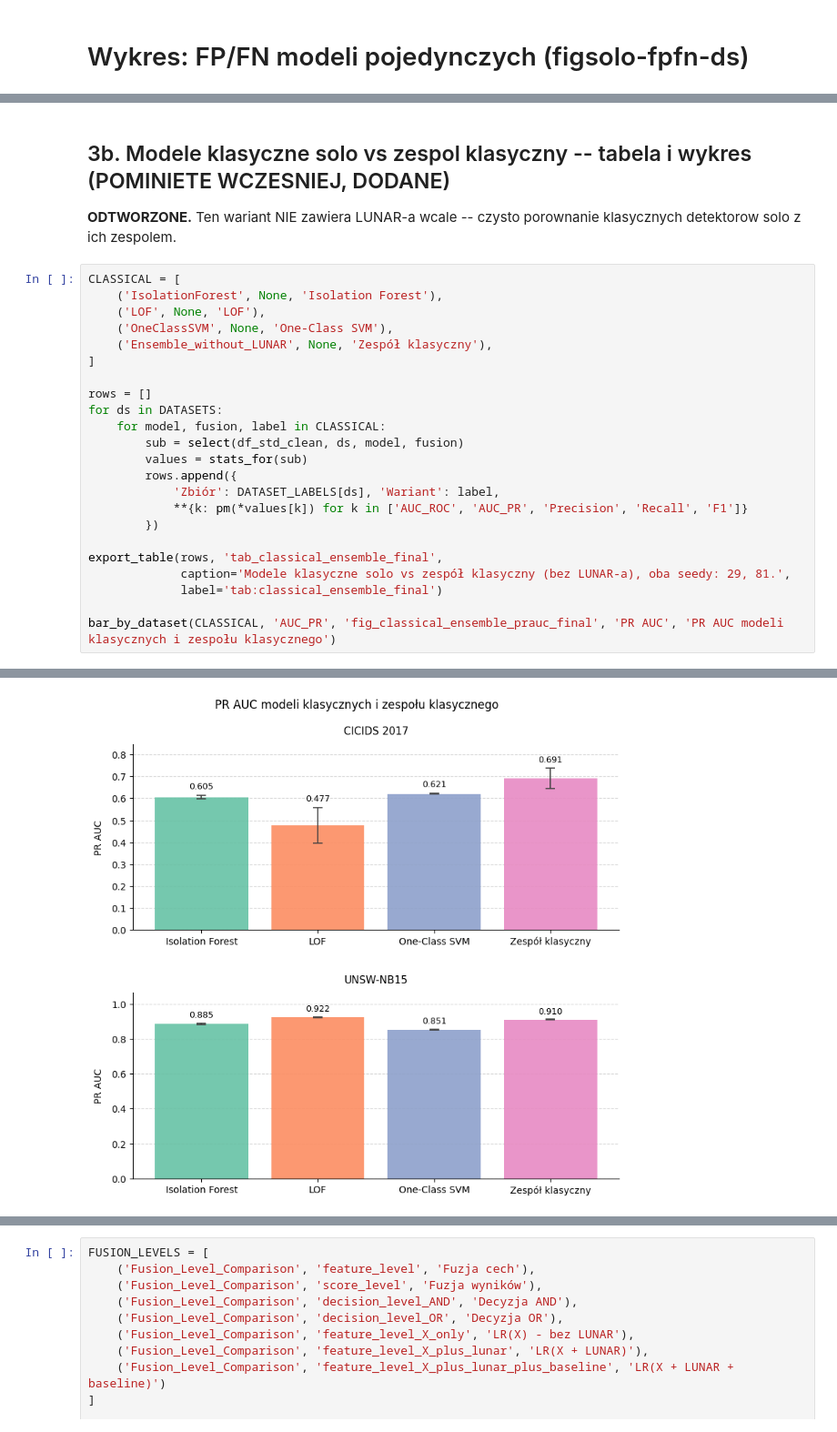
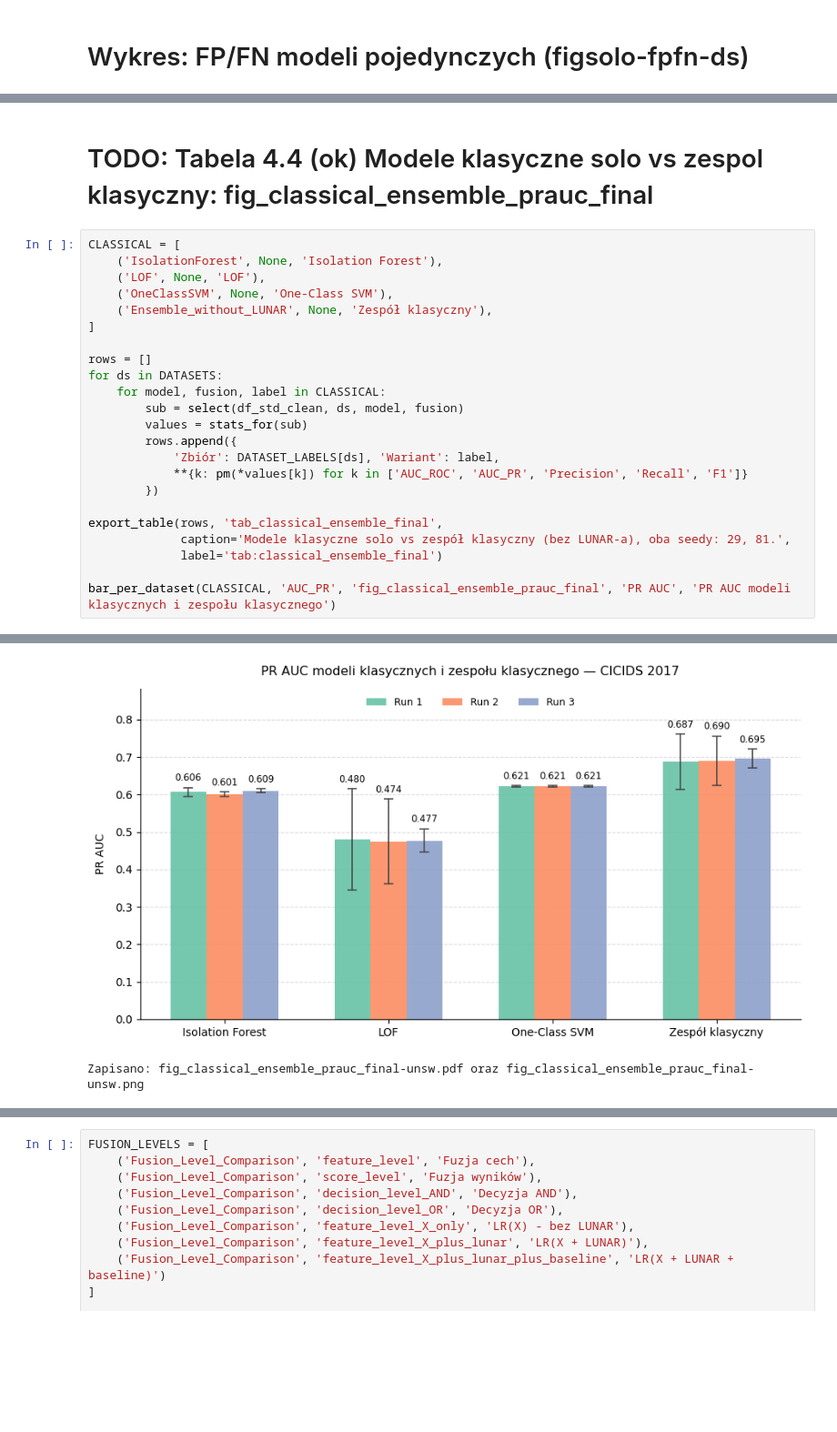
Before and after one commit to aiseeyaa/hybrid_LUNAR, a Jupyter notebook: notebooks/results_analysis_final_2seeds.ipynb, the cells around one changed output, grey strips where cells are left out. Shown at 91% size. Saved outputs shown, nothing was run; the diff lists cells and outputs as text; blank space fills up the shorter version.

```diff
--- a/notebooks/results_analysis_final_2seeds.ipynb
+++ b/notebooks/results_analysis_final_2seeds.ipynb
@@ -1931,7 +1915,5 @@ Zapisano: fig_lunar_contribution_prauc_final-unsw.pdf oraz fig_lunar_contributio
 # %% [markdown]
-## 3b. Modele klasyczne solo vs zespol klasyczny -- tabela i wykres (POMINIETE WCZESNIEJ, DODANE)
-
-**ODTWORZONE.** Ten wariant NIE zawiera LUNAR-a wcale -- czysto porownanie klasycznych detektorow solo z ich zespolem.
+# TODO: Tabela 4.4 (ok) Modele klasyczne solo vs zespol klasyczny: fig_classical_ensemble_prauc_final
 # %%
 CLASSICAL = [
     ('IsolationForest', None, 'Isolation Forest'),
@@ -1954,7 +1936,7 @@ export_table(rows, 'tab_classical_ensemble_final',
              caption='Modele klasyczne solo vs zespół klasyczny (bez LUNAR-a), oba seedy: 29, 81.',
              label='tab:classical_ensemble_final')
 
-bar_by_dataset(CLASSICAL, 'AUC_PR', 'fig_classical_ensemble_prauc_final', 'PR AUC', 'PR AUC modeli klasycznych i zespołu klasycznego')
+bar_per_dataset(CLASSICAL, 'AUC_PR', 'fig_classical_ensemble_prauc_final', 'PR AUC', 'PR AUC modeli klasycznych i zespołu klasycznego')
 # %% [output]
 |  | Zbiór | Wariant | AUC_ROC | AUC_PR | Precision | Recall | F1 |
 | 0 | CICIDS 2017 | Isolation Forest | 0.815 ± 0.008 | 0.605 ± 0.007 | 0.705 ± 0.189 | 0.522 ± 0.162 | 0.559 ± 0.014 |
@@ -1985 +1967,2 @@ Zapisano: fig_classical_ensemble_prauc_final.pdf oraz fig_classical_ensemble_pra
-[figure, old version]
+[figure, new version]
+Zapisano: fig_classical_ensemble_prauc_final-unsw.pdf oraz fig_classical_ensemble_prauc_final-unsw.png
```
Also changed, not shown: parts of 17 cells of this notebook, 40 other files.
